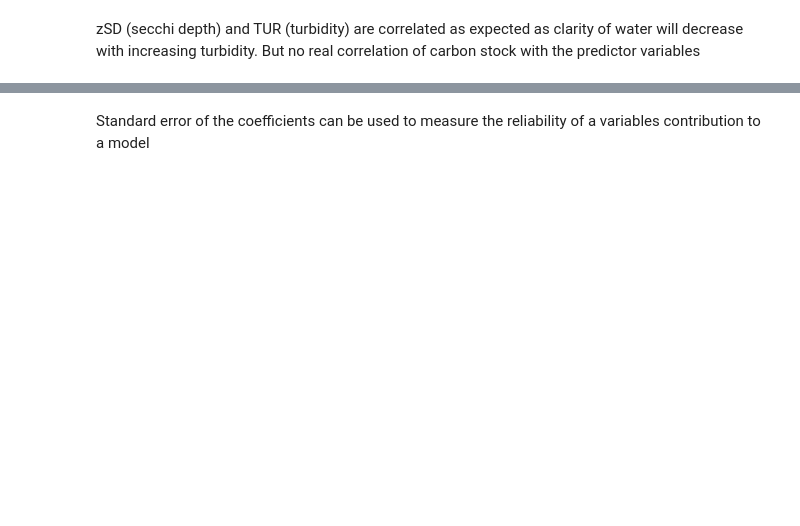
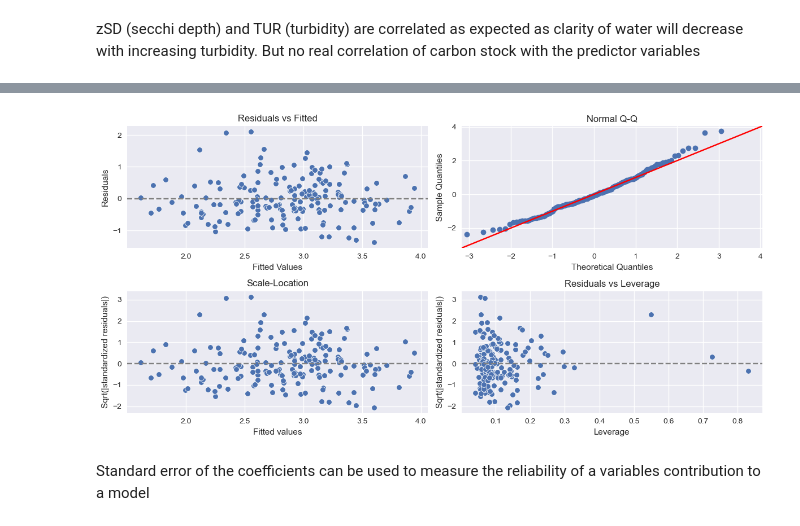
Before and after one commit to datasplod/seagrass_carbon, a Jupyter notebook: Sg Carbon Regression Analysis.ipynb, the cells around one changed output, grey strips where cells are left out. Cells and saved outputs as stored; diff of their text form; code cells hidden in the pictures; blank space fills up the shorter version.

```diff
--- a/Sg Carbon Regression Analysis.ipynb
+++ b/Sg Carbon Regression Analysis.ipynb
@@ -596,3 +337,56 @@ strong multicollinearity or other numerical problems.
+# %%
+influence = model_lr.get_influence()
+
+res = df.copy()
+res['resid'] = model_lr.resid
+res['fittedvalues'] = model_lr.fittedvalues
+res['resid_std'] = model_lr.resid_pearson
+res['leverage'] = influence.hat_matrix_diag
+
+fig, ((ax1,ax2),(ax3,ax4)) = plt.subplots(2,2, figsize = (12,6))
+#plt.style.use('seaborn')
+
+# Residual against fitted values.
+sns.scatterplot(
+    data = res,
+    x='fittedvalues',
+    y='resid',
+    ax = ax1
+)
+ax1.axhline(y=0, color='grey', linestyle='dashed')
+ax1.set_xlabel('Fitted Values')
+ax1.set_ylabel('Residuals')
+ax1.set_title('Residuals vs Fitted')
+
+# qqplot
+sm.qqplot(
+    res['resid'], dist=stats.t, fit=True, line='45',
+    ax=ax2
+)
+ax2.set_title('Normal Q-Q')
+
+# The scale-location plot.
+sns.scatterplot(data = res,
+    x='fittedvalues', y='resid_std', ax=ax3
+)
+ax3.axhline(y=0, color='grey', linestyle='dashed')
+ax3.set_xlabel('Fitted values')
+ax3.set_ylabel('Sqrt(|standardized residuals|)')
+ax3.set_title('Scale-Location')
+
+# # Standardized residuals vs. leverage
+sns.scatterplot(data = res,
+    x='leverage', y='resid_std', ax=ax4
+)
+ax4.axhline(y=0, color='grey', linestyle='dashed')
+ax4.set_xlabel('Leverage')
+ax4.set_ylabel('Sqrt(|standardized residuals|)')
+ax4.set_title('Residuals vs Leverage')
+
+plt.tight_layout()
+plt.show()
+# %% [output]
+[figure, added]
 # %% [markdown]
 Standard error of the coefficients can be used to measure the reliability of a variables contribution to a model
 # %% [markdown]
```
Also changed, not shown: parts of 195 cells of this notebook, 2 other files.
